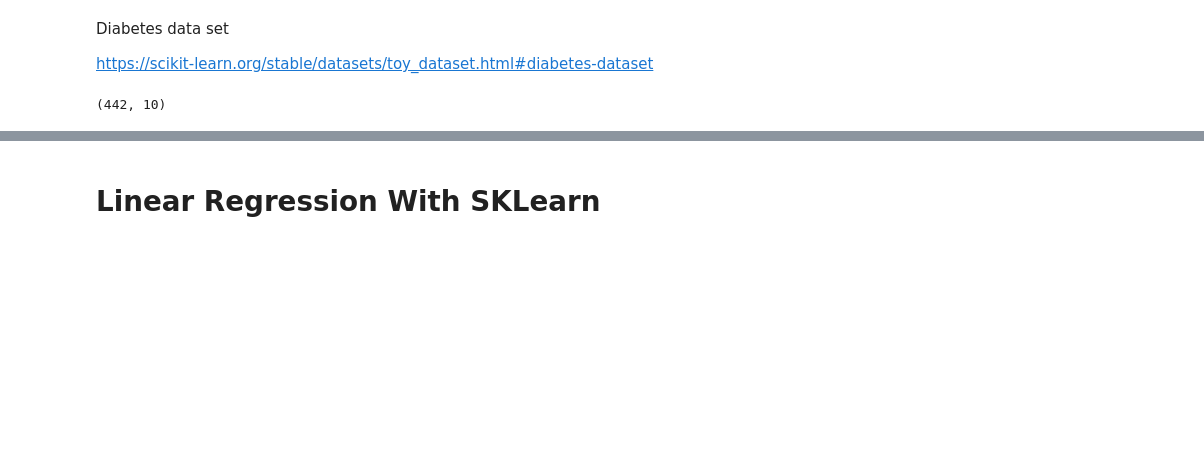
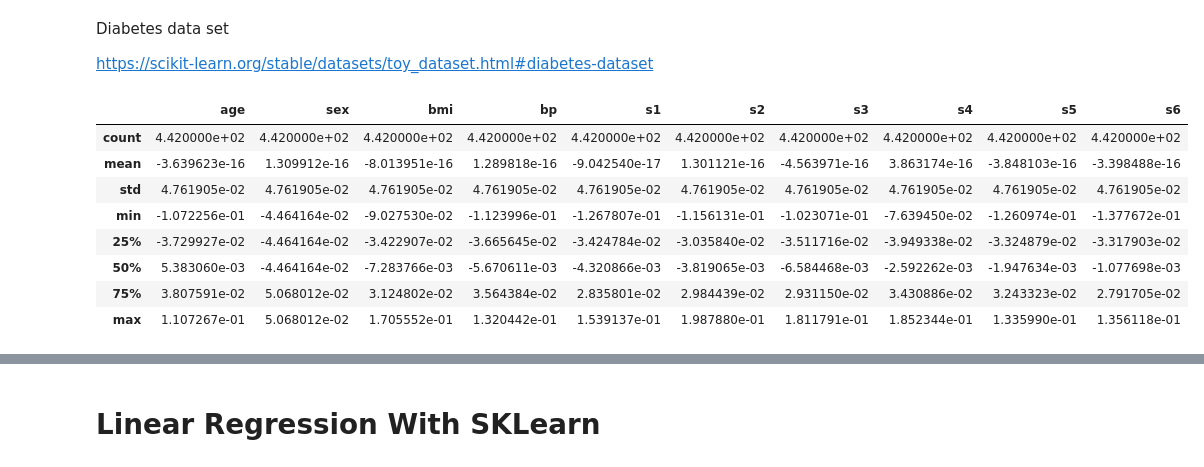
Before and after one commit to swimmingcat/ML101, a Jupyter notebook: linear_regression_example.ipynb, the cells around one changed output, grey strips where cells are left out. Saved outputs shown, nothing was run; the diff lists cells and outputs as text; code cells hidden in the pictures; blank space fills up the shorter version.

```diff
--- a/linear_regression_example.ipynb
+++ b/linear_regression_example.ipynb
@@ -15,6 +15,17 @@ diabetes = datasets.load_diabetes()
 X = diabetes.data
 y = diabetes.target
+# %%
+X.describe()
+# %% [output]
+|  | age | sex | bmi | bp | s1 | s2 | s3 | s4 | s5 | s6 |
+| count | 4.420000e+02 | 4.420000e+02 | 4.420000e+02 | 4.420000e+02 | 4.420000e+02 | 4.420000e+02 | 4.420000e+02 | 4.420000e+02 | 4.420000e+02 | 4.420000e+02 |
+| mean | -3.639623e-16 | 1.309912e-16 | -8.013951e-16 | 1.289818e-16 | -9.042540e-17 | 1.301121e-16 | -4.563971e-16 | 3.863174e-16 | -3.848103e-16 | -3.398488e-16 |
+| std | 4.761905e-02 | 4.761905e-02 | 4.761905e-02 | 4.761905e-02 | 4.761905e-02 | 4.761905e-02 | 4.761905e-02 | 4.761905e-02 | 4.761905e-02 | 4.761905e-02 |
+| min | -1.072256e-01 | -4.464164e-02 | -9.027530e-02 | -1.123996e-01 | -1.267807e-01 | -1.156131e-01 | -1.023071e-01 | -7.639450e-02 | -1.260974e-01 | -1.377672e-01 |
+| 25% | -3.729927e-02 | -4.464164e-02 | -3.422907e-02 | -3.665645e-02 | -3.424784e-02 | -3.035840e-02 | -3.511716e-02 | -3.949338e-02 | -3.324879e-02 | -3.317903e-02 |
+| 50% | 5.383060e-03 | -4.464164e-02 | -7.283766e-03 | -5.670611e-03 | -4.320866e-03 | -3.819065e-03 | -6.584468e-03 | -2.592262e-03 | -1.947634e-03 | -1.077698e-03 |
+| 75% | 3.807591e-02 | 5.068012e-02 | 3.124802e-02 | 3.564384e-02 | 2.835801e-02 | 2.984439e-02 | 2.931150e-02 | 3.430886e-02 | 3.243323e-02 | 2.791705e-02 |
+| max | 1.107267e-01 | 5.068012e-02 | 1.705552e-01 | 1.320442e-01 | 1.539137e-01 | 1.987880e-01 | 1.811791e-01 | 1.852344e-01 | 1.335990e-01 | 1.356118e-01 |
 # %%
-X.shape
+import math
+X = X * math.sqrt(442)
-# %% [output]
-(442, 10)
```
Also changed, not shown: parts of 12 cells of this notebook, 3 other files.
